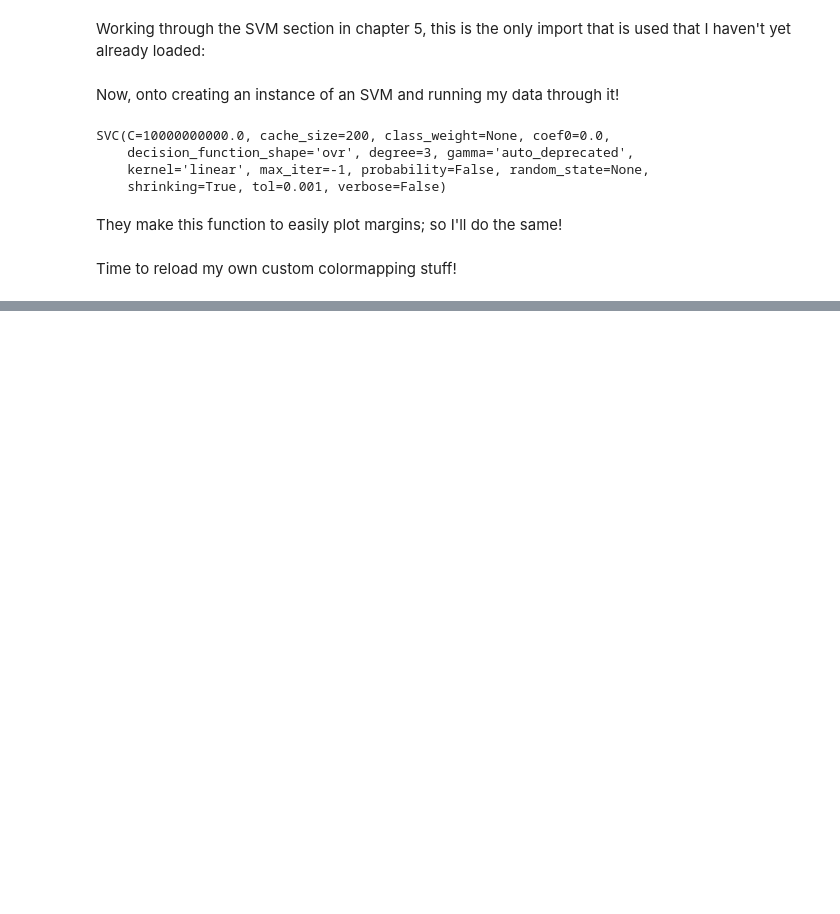
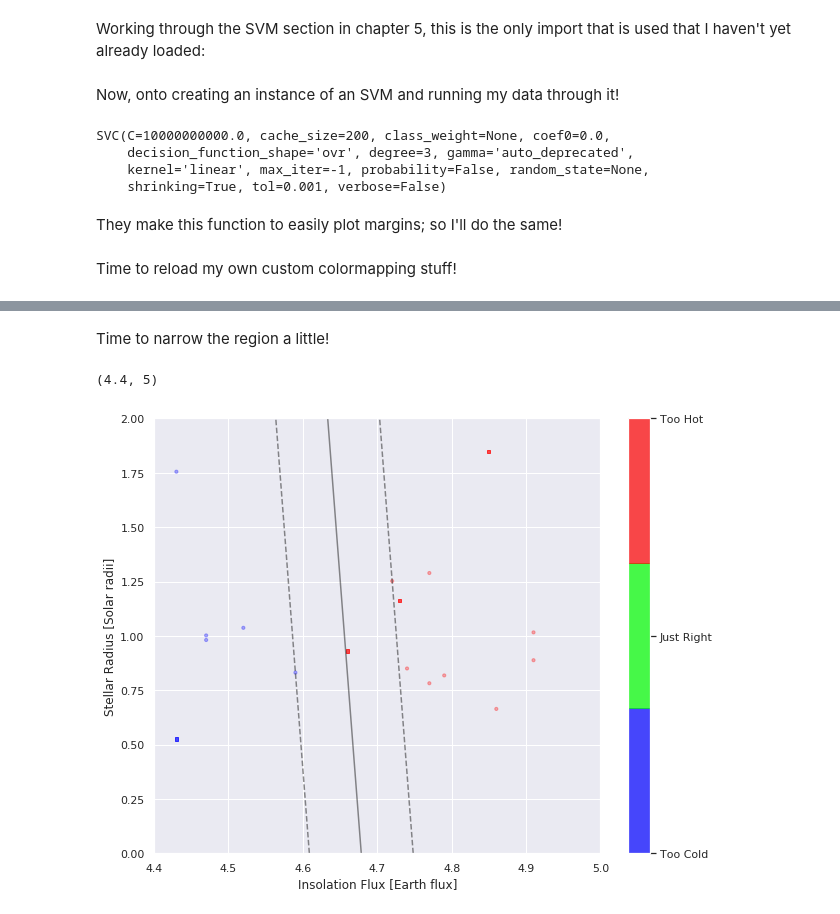
Before and after one commit to jdowzell/Thesis, a Jupyter notebook: 20190710 - Support Vector Machines.ipynb, the cells around one changed output, grey strips where cells are left out. Drawn from its saved outputs; the diff is of its cells as text; code cells hidden in the pictures; blank space fills up the shorter version.

```diff
--- a/20190710 - Support Vector Machines.ipynb
+++ b/20190710 - Support Vector Machines.ipynb
@@ -202,0 +301,9 @@ I don't know what that means?
+# %% [markdown]
+Time to narrow the region a little!
+# %%
+makeNewGraph(dim3, dim2)
+plot_svc_decision_function(model);
+plt.xlim(4.4,5)
+# %% [output]
+(4.4, 5)
+[figure, added]
```
Also changed, not shown: parts of 22 cells of this notebook.
